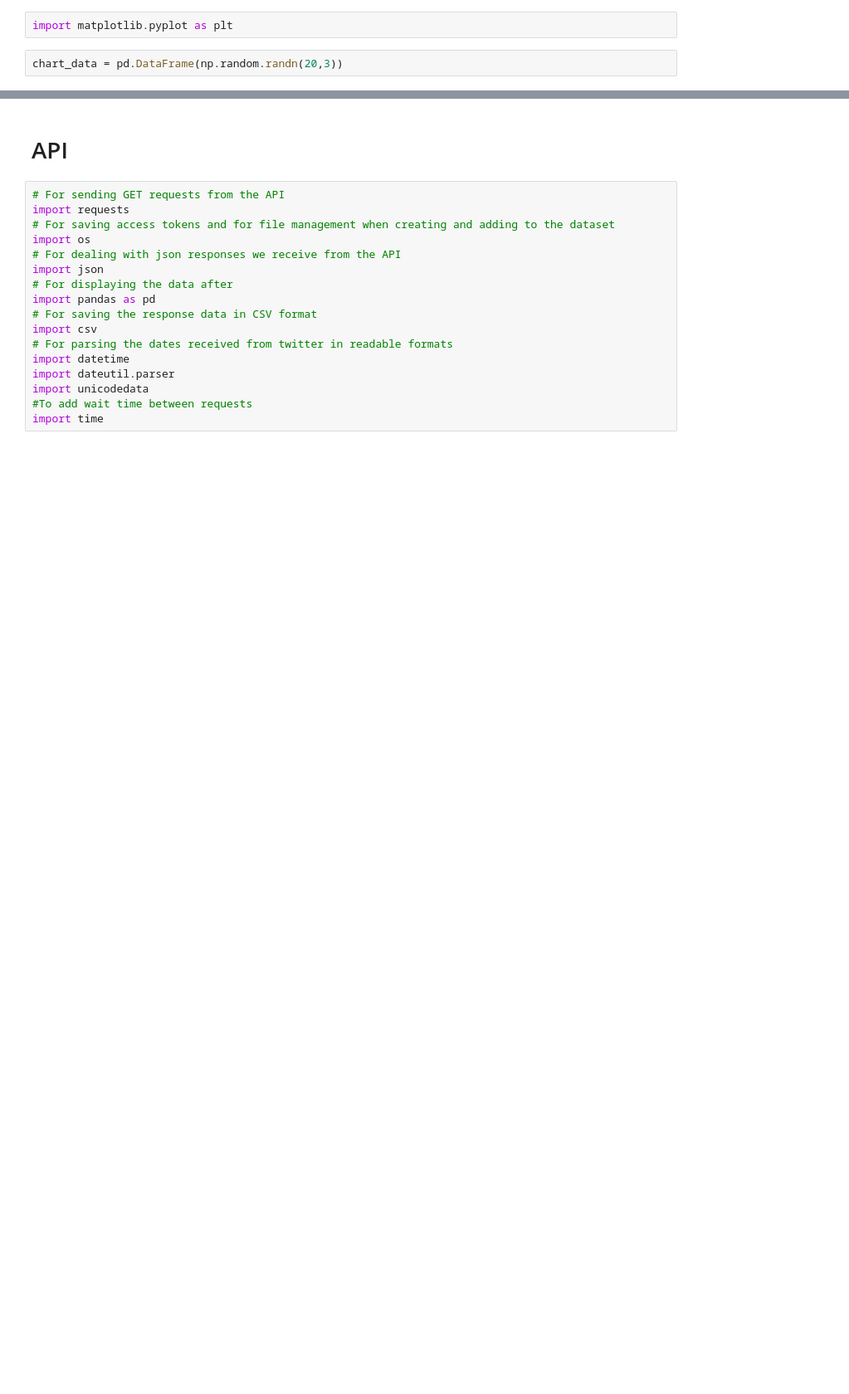
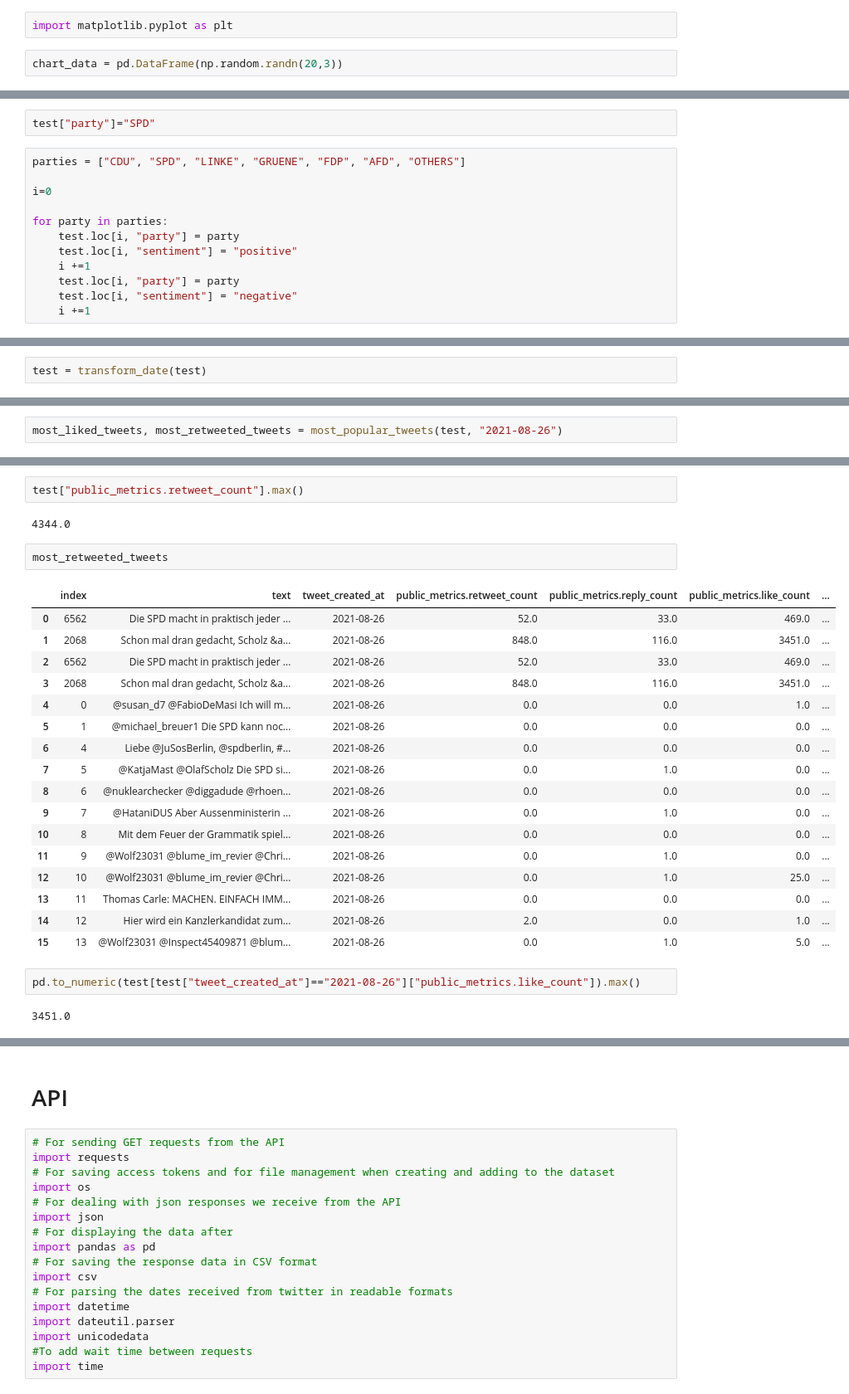
Before and after one commit to NicolasBuehringer/project_delphi, a Jupyter notebook: notebooks/04philipp/Philipp_twitter_api_function.ipynb, the cells around one changed output, grey strips where cells are left out. Shown at 83% size. Saved outputs shown, nothing was run; the diff lists cells and outputs as text; blank space fills up the shorter version.

```diff
--- a/notebooks/04philipp/Philipp_twitter_api_function.ipynb
+++ b/notebooks/04philipp/Philipp_twitter_api_function.ipynb
@@ -173,0 +116,14 @@ TypeError: bar() missing 1 required positional argument: 'height'
+# %%
+test["party"]="SPD"
+# %%
+parties = ["CDU", "SPD", "LINKE", "GRUENE", "FDP", "AFD", "OTHERS"]
+
+i=0
+
+for party in parties:
+    test.loc[i, "party"] = party
+    test.loc[i, "sentiment"] = "positive"
+    i +=1
+    test.loc[i, "party"] = party
+    test.loc[i, "sentiment"] = "negative"
+    i +=1
@@ -173,0 +148,2 @@ TypeError: bar() missing 1 required positional argument: 'height'
+# %%
+test = transform_date(test)
@@ -173,0 +331,2 @@ TypeError: bar() missing 1 required positional argument: 'height'
+# %%
+most_liked_tweets, most_retweeted_tweets = most_popular_tweets(test, "2021-08-26")
@@ -173,0 +344,28 @@ TypeError: bar() missing 1 required positional argument: 'height'
+# %%
+test["public_metrics.retweet_count"].max()
+# %% [output]
+4344.0
+# %%
+most_retweeted_tweets
+# %% [output]
+|  | index | text | tweet_created_at | public_metrics.retweet_count | public_metrics.reply_count | public_metrics.like_count | ... |
+| 0 | 6562 | Die SPD macht in praktisch jeder ... | 2021-08-26 | 52.0 | 33.0 | 469.0 | ... |
+| 1 | 2068 | Schon mal dran gedacht, Scholz &a... | 2021-08-26 | 848.0 | 116.0 | 3451.0 | ... |
+| 2 | 6562 | Die SPD macht in praktisch jeder ... | 2021-08-26 | 52.0 | 33.0 | 469.0 | ... |
+| 3 | 2068 | Schon mal dran gedacht, Scholz &a... | 2021-08-26 | 848.0 | 116.0 | 3451.0 | ... |
+| 4 | 0 | @susan_d7 @FabioDeMasi Ich will m... | 2021-08-26 | 0.0 | 0.0 | 1.0 | ... |
+| 5 | 1 | @michael_breuer1 Die SPD kann noc... | 2021-08-26 | 0.0 | 0.0 | 0.0 | ... |
+| 6 | 4 | Liebe @JuSosBerlin, @spdberlin, #... | 2021-08-26 | 0.0 | 0.0 | 0.0 | ... |
+| 7 | 5 | @KatjaMast @OlafScholz Die SPD si... | 2021-08-26 | 0.0 | 1.0 | 0.0 | ... |
+| 8 | 6 | @nuklearchecker @diggadude @rhoen... | 2021-08-26 | 0.0 | 0.0 | 0.0 | ... |
+| 9 | 7 | @HataniDUS Aber Aussenministerin ... | 2021-08-26 | 0.0 | 1.0 | 0.0 | ... |
+| 10 | 8 | Mit dem Feuer der Grammatik spiel... | 2021-08-26 | 0.0 | 0.0 | 0.0 | ... |
+| 11 | 9 | @Wolf23031 @blume_im_revier @Chri... | 2021-08-26 | 0.0 | 1.0 | 0.0 | ... |
+| 12 | 10 | @Wolf23031 @blume_im_revier @Chri... | 2021-08-26 | 0.0 | 1.0 | 25.0 | ... |
+| 13 | 11 | Thomas Carle: MACHEN. EINFACH IMM... | 2021-08-26 | 0.0 | 0.0 | 0.0 | ... |
+| 14 | 12 | Hier wird ein Kanzlerkandidat zum... | 2021-08-26 | 2.0 | 0.0 | 1.0 | ... |
+| 15 | 13 | @Wolf23031 @Inspect45409871 @blum... | 2021-08-26 | 0.0 | 1.0 | 5.0 | ... |
+# %%
+pd.to_numeric(test[test["tweet_created_at"]=="2021-08-26"]["public_metrics.like_count"]).max()
+# %% [output]
+3451.0
```
Also changed, not shown: parts of 61 cells of this notebook, 2 other files.
